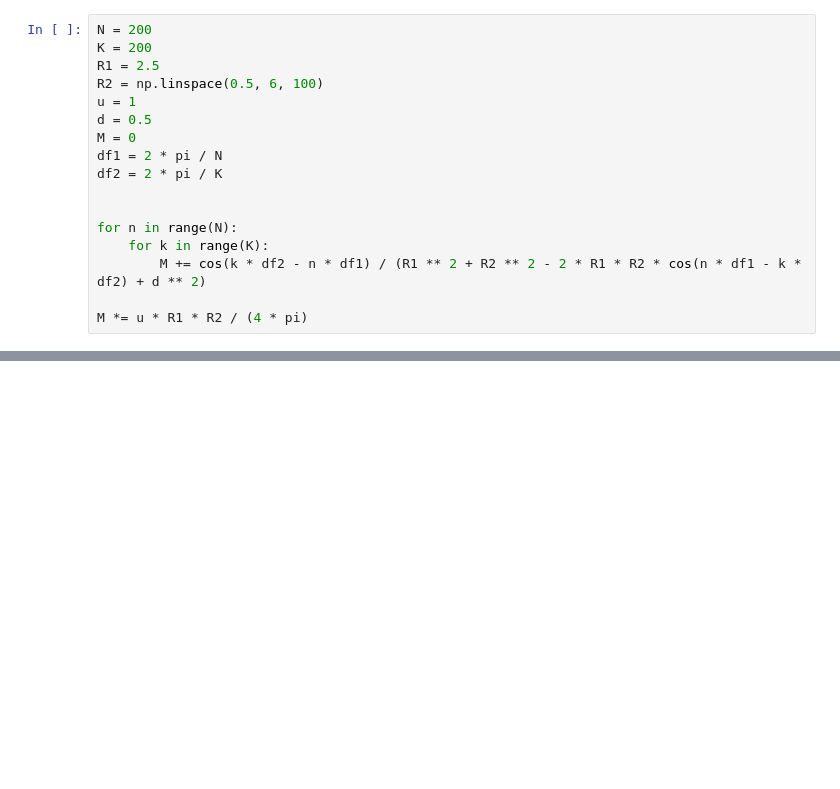
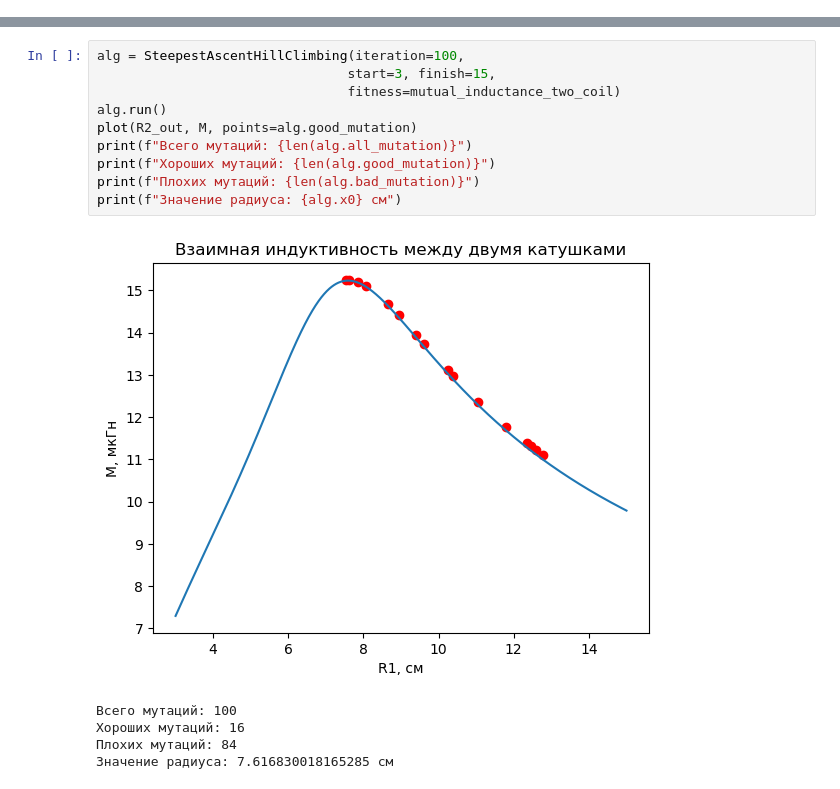
Before and after one commit to AndreyMorozov42/coil-optimization-algorithms, a Jupyter notebook: mutual_inductance_two_coils.ipynb, the cells around one changed output, grey strips where cells are left out. Drawn from its saved outputs; the diff is of its cells as text; blank space fills up the shorter version.

```diff
--- a/mutual_inductance_two_coils.ipynb
+++ b/mutual_inductance_two_coils.ipynb
@@ -11,17 +4,0 @@ from mpl_toolkits.mplot3d import Axes3D
-# %%
-N = 200
-K = 200
-R1 = 2.5
-R2 = np.linspace(0.5, 6, 100)
-u = 1
-d = 0.5
-M = 0
-df1 = 2 * pi / N
-df2 = 2 * pi / K
-
-
-for n in range(N):
-    for k in range(K):
-        M += cos(k * df2 - n * df1) / (R1 ** 2 + R2 ** 2 - 2 * R1 * R2 * cos(n * df1 - k * df2) + d ** 2)
-
-M *= u * R1 * R2 / (4 * pi)
@@ -105,0 +65,16 @@ plt.plot(R2, M)
+# %%
+alg = SteepestAscentHillClimbing(iteration=100,
+                                start=3, finish=15,
+                                fitness=mutual_inductance_two_coil)
+alg.run()
+plot(R2_out, M, points=alg.good_mutation)
+print(f"Всего мутаций: {len(alg.all_mutation)}")
+print(f"Хороших мутаций: {len(alg.good_mutation)}")
+print(f"Плохих мутаций: {len(alg.bad_mutation)}")
+print(f"Значение радиуса: {alg.x0} см")
+# %% [output]
+[figure, added]
+Всего мутаций: 100
+Хороших мутаций: 16
+Плохих мутаций: 84
+Значение радиуса: 7.616830018165285 см
```
Also changed, not shown: parts of 12 cells of this notebook, 1 other file.
